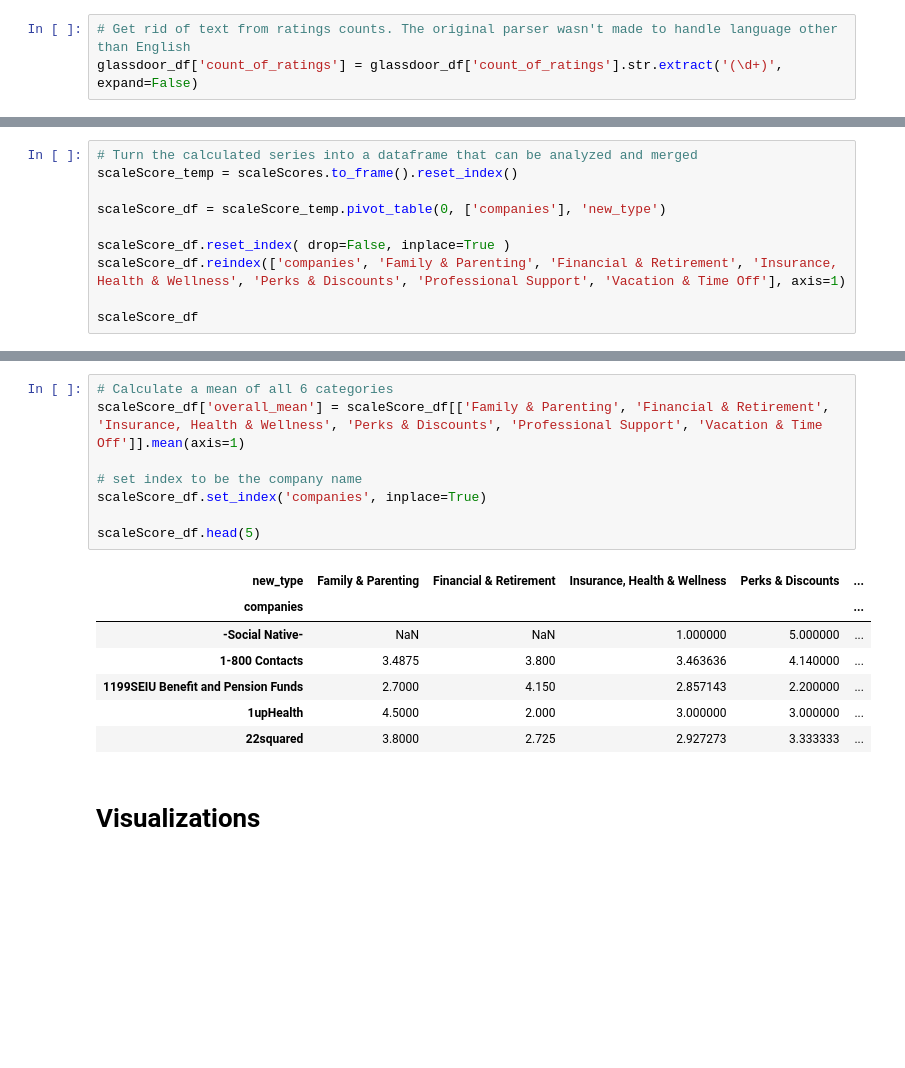
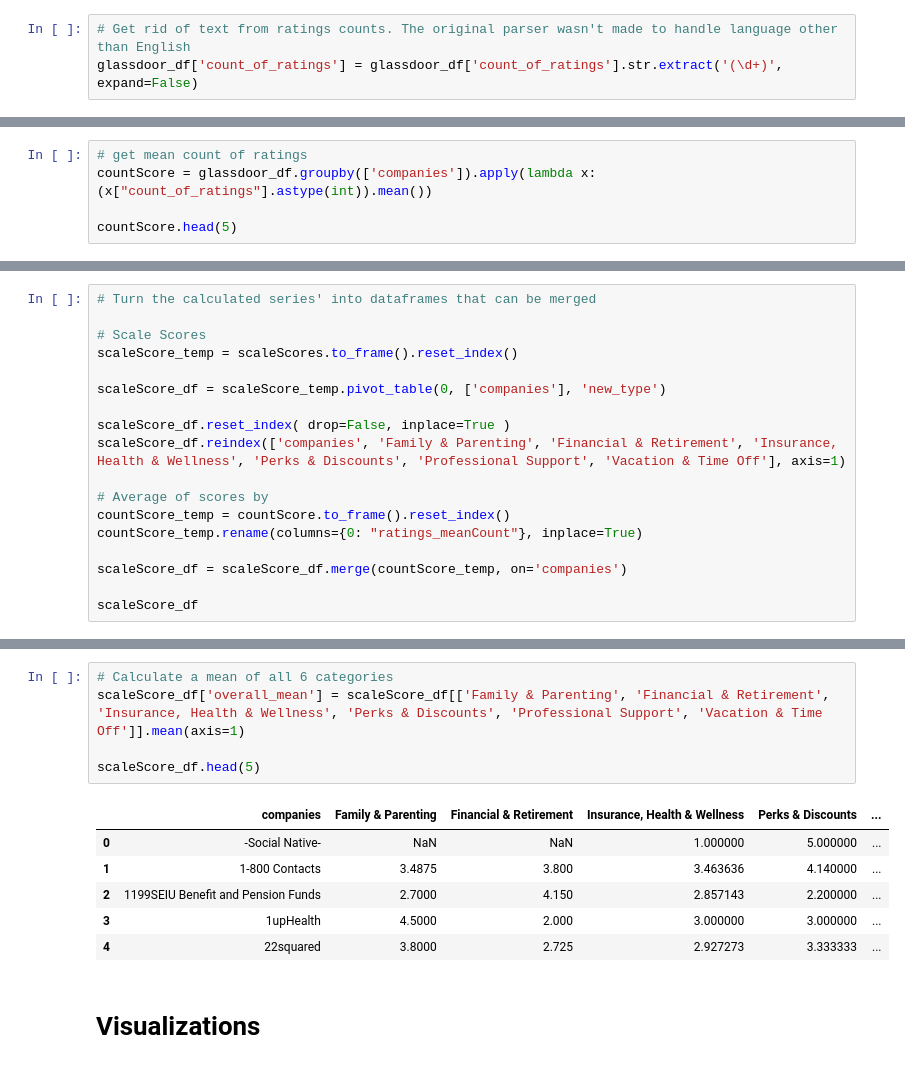
Before and after one commit to molieriAC/DSTools1_FinalProject, a Jupyter notebook: IndeedGlassdoorData.ipynb, the cells around one changed output, grey strips where cells are left out. Drawn from its saved outputs; the diff is of its cells as text; blank space fills up the shorter version.

```diff
--- a/IndeedGlassdoorData.ipynb
+++ b/IndeedGlassdoorData.ipynb
@@ -105,0 +101,5 @@ Length: 10584, dtype: float64
+# %%
+# get mean count of ratings
+countScore = glassdoor_df.groupby(['companies']).apply(lambda x: (x["count_of_ratings"].astype(int)).mean())
+
+countScore.head(5)
@@ -106,5 +114,7 @@ Length: 10584, dtype: float64
 # %%
-# Turn the calculated series into a dataframe that can be analyzed and merged
+# Turn the calculated series' into dataframes that can be merged
+
+# Scale Scores
 scaleScore_temp = scaleScores.to_frame().reset_index()
 
 scaleScore_df = scaleScore_temp.pivot_table(0, ['companies'], 'new_type')
@@ -112,5 +122,11 @@ scaleScore_df = scaleScore_temp.pivot_table(0, ['companies'], 'new_type')
 scaleScore_df.reset_index( drop=False, inplace=True )
 scaleScore_df.reindex(['companies', 'Family & Parenting', 'Financial & Retirement', 'Insurance, Health & Wellness', 'Perks & Discounts', 'Professional Support', 'Vacation & Time Off'], axis=1)
 
+# Average of scores by
+countScore_temp = countScore.to_frame().reset_index()
+countScore_temp.rename(columns={0: "ratings_meanCount"}, inplace=True)
+
+scaleScore_df = scaleScore_df.merge(countScore_temp, on='companies')
+
 scaleScore_df
 # %% [output]
@@ -130,18 +146,14 @@ scaleScore_df
 # %%
 # Calculate a mean of all 6 categories
 scaleScore_df['overall_mean'] = scaleScore_df[['Family & Parenting', 'Financial & Retirement', 'Insurance, Health & Wellness', 'Perks & Discounts', 'Professional Support', 'Vacation & Time Off']].mean(axis=1)
 
-# set index to be the company name
-scaleScore_df.set_index('companies', inplace=True)
-
 scaleScore_df.head(5)
 # %% [output]
-| new_type | Family & Parenting | Financial & Retirement | Insurance, Health & Wellness | Perks & Discounts | ... |
-| companies |  |  |  |  | ... |
-| -Social Native- | NaN | NaN | 1.000000 | 5.000000 | ... |
-| 1-800 Contacts | 3.4875 | 3.800 | 3.463636 | 4.140000 | ... |
-| 1199SEIU Benefit and Pension Funds | 2.7000 | 4.150 | 2.857143 | 2.200000 | ... |
-| 1upHealth | 4.5000 | 2.000 | 3.000000 | 3.000000 | ... |
-| 22squared | 3.8000 | 2.725 | 2.927273 | 3.333333 | ... |
+|  | companies | Family & Parenting | Financial & Retirement | Insurance, Health & Wellness | Perks & Discounts | ... |
+| 0 | -Social Native- | NaN | NaN | 1.000000 | 5.000000 | ... |
+| 1 | 1-800 Contacts | 3.4875 | 3.800 | 3.463636 | 4.140000 | ... |
+| 2 | 1199SEIU Benefit and Pension Funds | 2.7000 | 4.150 | 2.857143 | 2.200000 | ... |
+| 3 | 1upHealth | 4.5000 | 2.000 | 3.000000 | 3.000000 | ... |
+| 4 | 22squared | 3.8000 | 2.725 | 2.927273 | 3.333333 | ... |
 # %% [markdown]
 # Visualizations
```
Also changed, not shown: parts of 14 cells of this notebook, 1 other file.
